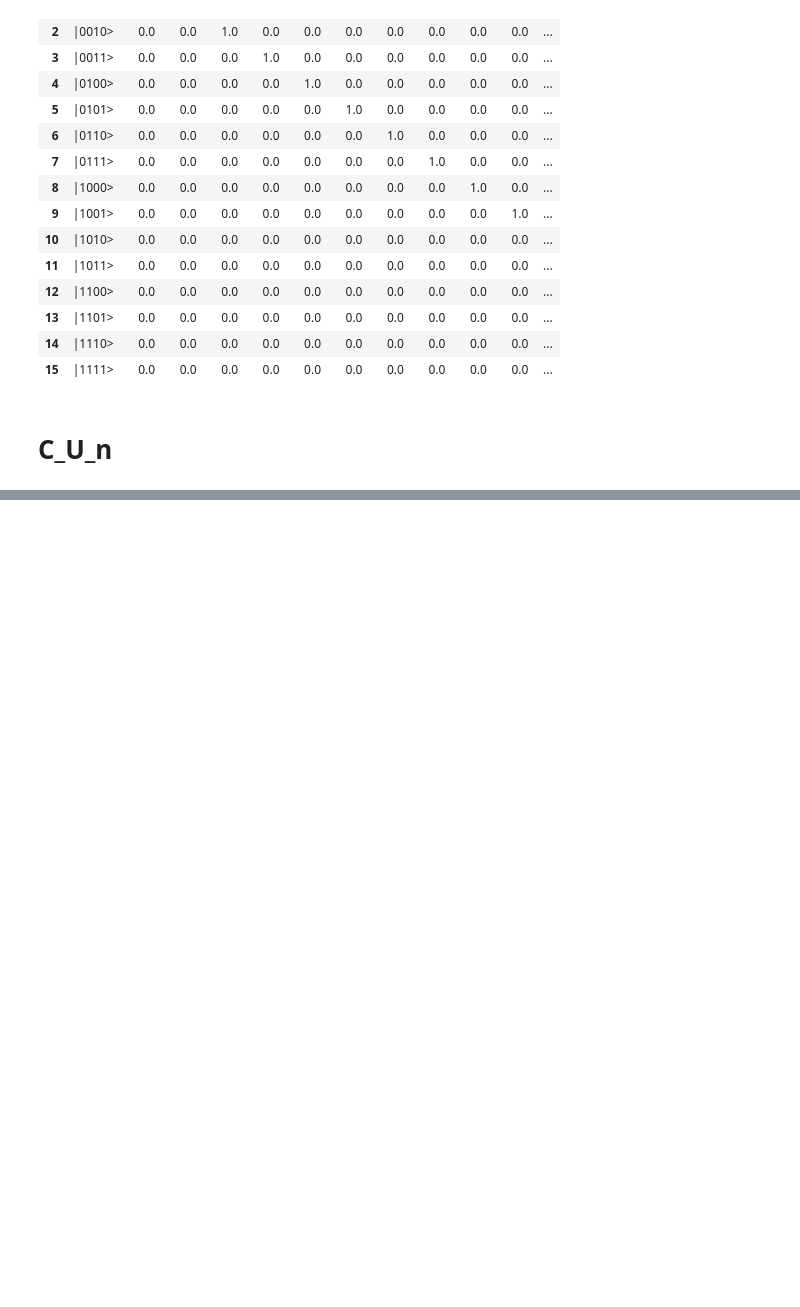
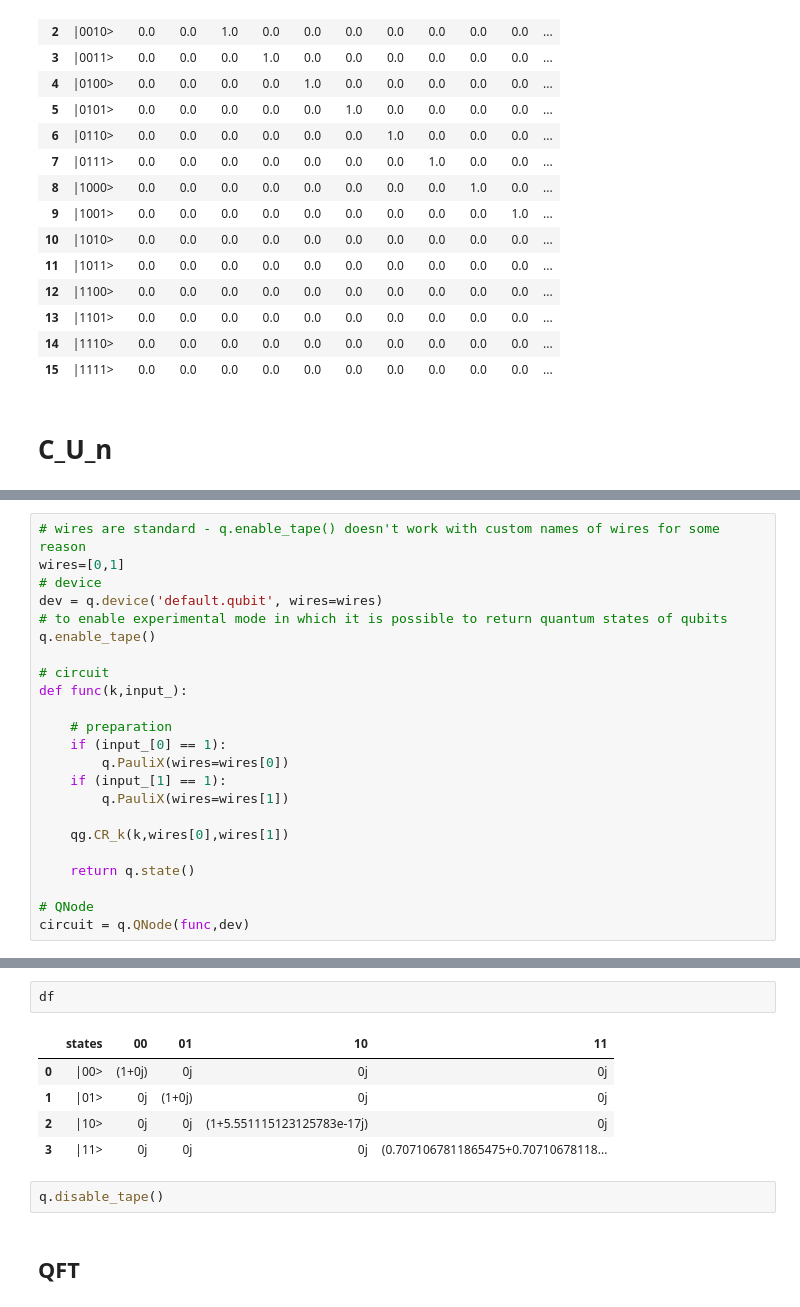
Before and after one commit to Anatoly-Antipov/QuantumOperations, a Jupyter notebook: Test.ipynb, the cells around one changed output, grey strips where cells are left out. Saved outputs shown, nothing was run; the diff lists cells and outputs as text; blank space fills up the shorter version.

```diff
--- a/Test.ipynb
+++ b/Test.ipynb
@@ -250,0 +256,23 @@ df
+# %%
+# wires are standard - q.enable_tape() doesn't work with custom names of wires for some reason
+wires=[0,1]
+# device
+dev = q.device('default.qubit', wires=wires)
+# to enable experimental mode in which it is possible to return quantum states of qubits
+q.enable_tape()
+
+# circuit
+def func(k,input_):
+
+    # preparation
+    if (input_[0] == 1):
+        q.PauliX(wires=wires[0])
+    if (input_[1] == 1):
+        q.PauliX(wires=wires[1])
+
+    qg.CR_k(k,wires[0],wires[1])
+
+    return q.state()
+
+# QNode
+circuit = q.QNode(func,dev)
@@ -250,0 +306,12 @@ df
+# %%
+df
+# %% [output]
+|  | states | 00 | 01 | 10 | 11 |
+| 0 | |00> | (1+0j) | 0j | 0j | 0j |
+| 1 | |01> | 0j | (1+0j) | 0j | 0j |
+| 2 | |10> | 0j | 0j | (1+5.551115123125783e-17j) | 0j |
+| 3 | |11> | 0j | 0j | 0j | (0.7071067811865475+0.70710678118... |
+# %%
+q.disable_tape()
+# %% [markdown]
+## QFT
```
Also changed, not shown: parts of 39 cells of this notebook, 1 other file.
